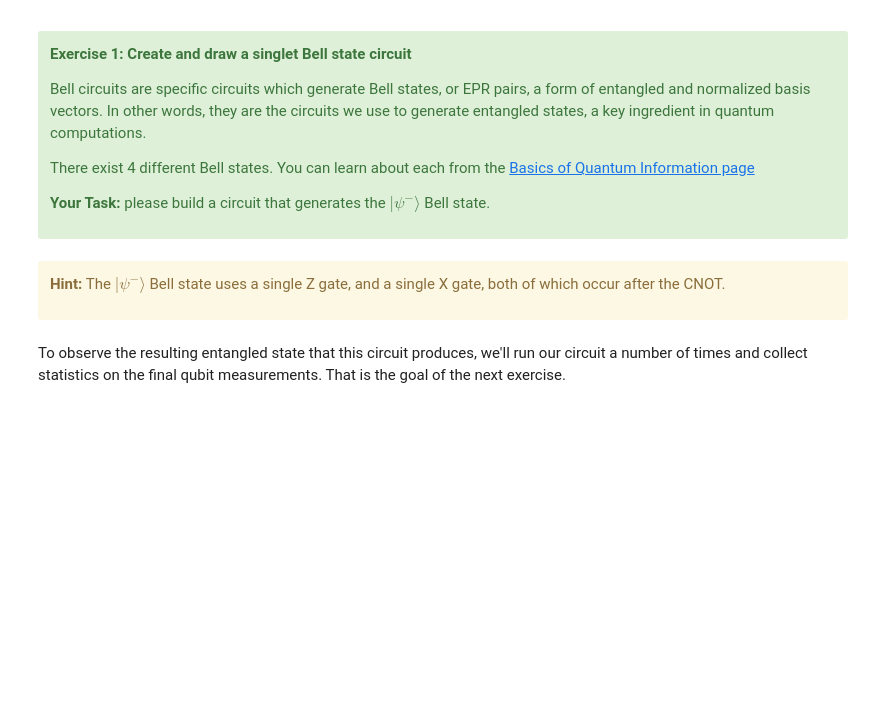
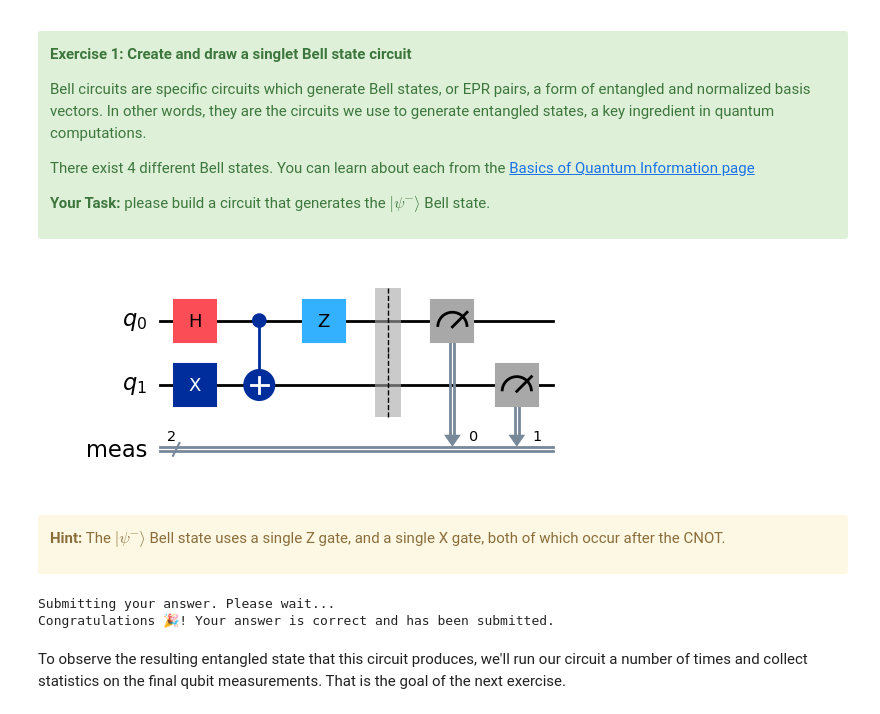
Before and after one commit to qiskit-community/ibm-quantum-challenge-2024, a Jupyter notebook: content/lab_1/lab-1.ipynb, the cells around one changed output. Cells and saved outputs as stored; diff of their text form; code cells hidden in the pictures; blank space fills up the shorter version.

```diff
--- a/content/lab_1/lab-1.ipynb
+++ b/content/lab_1/lab-1.ipynb
@@ -92,16 +112,20 @@ There exist 4 different Bell states. You can learn about each from the [Basics o
 # %%
 # Build a circuit to form a psi-minus Bell state
 # Apply gates to the provided QuantumCircuit, qc
 
 qc = QuantumCircuit(2)
 
 ### Write your code below here ###
-
-
+qc.h(0) # |00> -> |+0>
+qc.x(1) # |+1>
+qc.cx(0,1) # |+1> -> |01> + |10>
+qc.z(0) # -> |01> - |10>
 
 ### Don't change any code past this line ###
 qc.measure_all()
 qc.draw('mpl')
+# %% [output]
+[figure, added]
 # %% [markdown]
 <div class="alert alert-block alert-warning">
 
@@ -112,6 +136,9 @@ qc.draw('mpl')
 # Submit your answer using following code
 
 grade_lab1_ex1(qc) # Expected result type: QuantumCircuit
+# %% [output]
+Submitting your answer. Please wait...
+Congratulations 🎉! Your answer is correct and has been submitted.
 # %% [markdown]
 To observe the resulting entangled state that this circuit produces, we'll run our circuit a number of times and collect statistics on the final qubit measurements. That is the goal of the next exercise.
 # %% [markdown]
```
Also changed, not shown: parts of 22 cells of this notebook, 2 other files.
